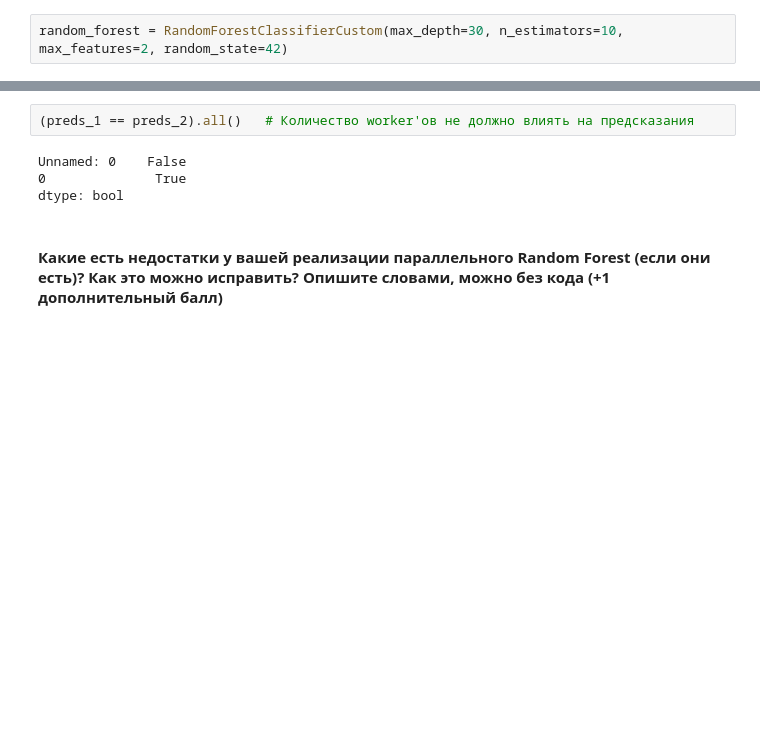
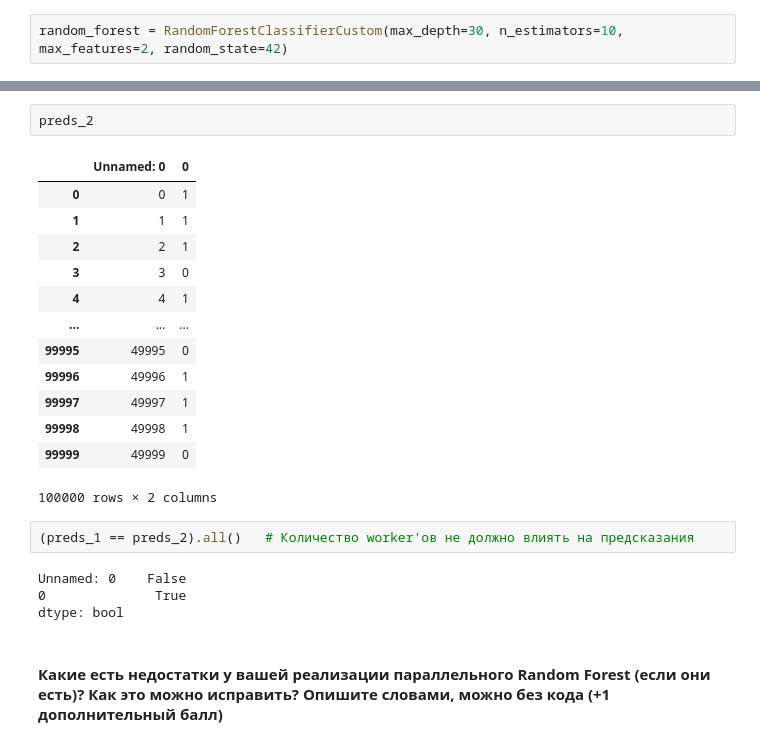
Before and after one commit to Irina-Bogdanova-bioinformatician/Python_BI_2022, a Jupyter notebook: parallel/HW_4.ipynb, the cells around one changed output, grey strips where cells are left out. Saved outputs shown, nothing was run; the diff lists cells and outputs as text; blank space fills up the shorter version.

```diff
--- a/parallel/HW_4.ipynb
+++ b/parallel/HW_4.ipynb
@@ -190,3 +231,19 @@ Wall time: 2.68 s
+# %%
+preds_2
+# %% [output]
+|  | Unnamed: 0 | 0 |
+| 0 | 0 | 1 |
+| 1 | 1 | 1 |
+| 2 | 2 | 1 |
+| 3 | 3 | 0 |
+| 4 | 4 | 1 |
+| ... | ... | ... |
+| 99995 | 49995 | 0 |
+| 99996 | 49996 | 1 |
+| 99997 | 49997 | 1 |
+| 99998 | 49998 | 1 |
+| 99999 | 49999 | 0 |
+100000 rows × 2 columns
 # %%
 (preds_1 == preds_2).all()   # Количество worker'ов не должно влиять на предсказания
 # %% [output]
```
Also changed, not shown: parts of 9 cells of this notebook.
